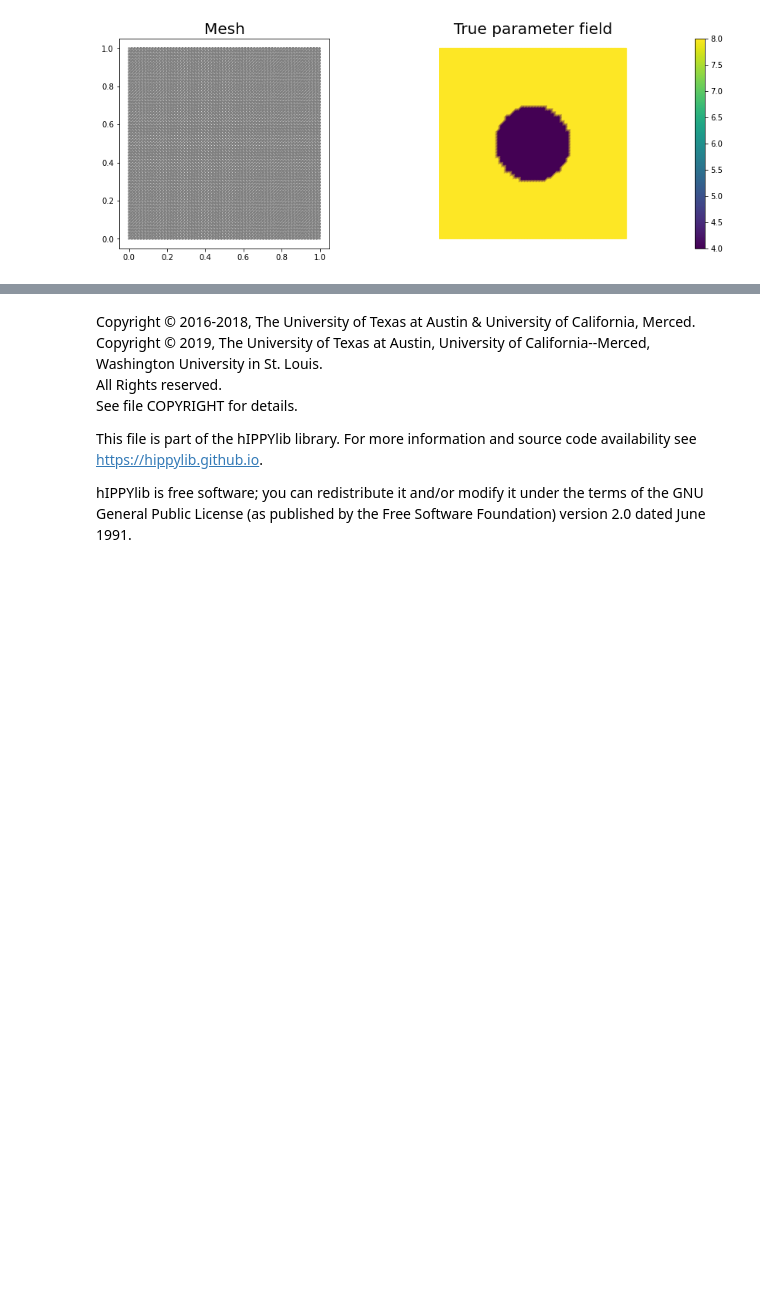
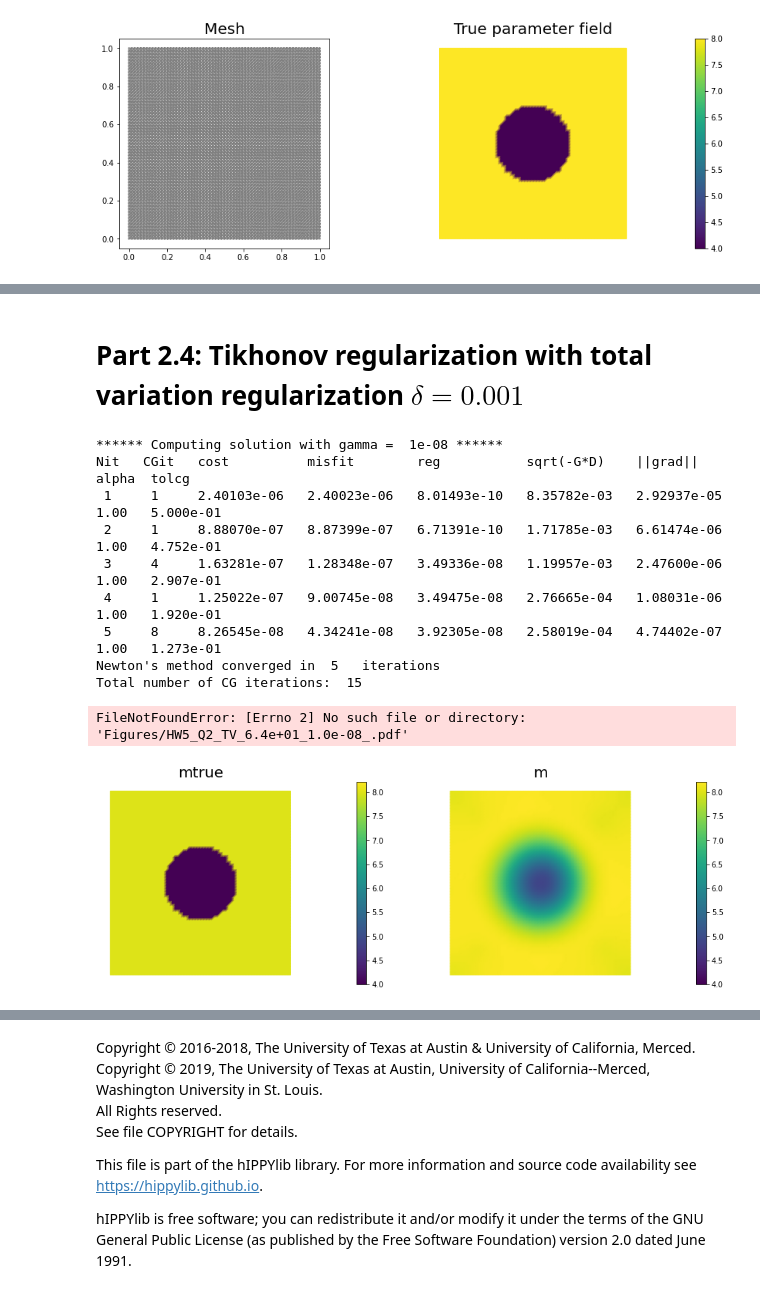
Before and after one commit to mashadab/Computational-and-Variational-Methods-for-Inverse-Problems, a Jupyter notebook: HW5-transient-NewtonCG/HW5_Q2final.ipynb, the cells around one changed output, grey strips where cells are left out. Drawn from its saved outputs; the diff is of its cells as text; code cells hidden in the pictures; blank space fills up the shorter version.

```diff
--- a/HW5-transient-NewtonCG/HW5_Q2final.ipynb
+++ b/HW5-transient-NewtonCG/HW5_Q2final.ipynb
@@ -987,0 +769,12 @@ plt.show()
+# %%
+n = 40
+gammas = [1e-7, 1e-8, 1e-9, 1e-10]
+#gammas = [1e-8]
+misfits = []
+
+for gamma in gammas:
+    print('****** Computing solution with gamma = ', gamma, '******')
+
+    ndof, niter, ncgiter, noise_norm2, cost,misfit,reg = AddDiffInverseProblem(nx, ny, gamma, v = dl.Constant((1.0, 0.0))
+                                                                               ,morozov = True, plot = True
+                                                                               ,noise_level=0.01, useTV=False)
@@ -987,0 +836,25 @@ plt.show()
+# %% [markdown]
+# Part 2.4: Tikhonov regularization with total variation regularization $\delta=0.001$
+# %%
+n = 20
+gammas = [1e-8,1e-9, 1e-10,1e-11]
+misfits = []
+
+for gamma in gammas:
+    print('****** Computing solution with gamma = ', gamma, '******')
+
+    ndof, niter, ncgiter, noise_norm2, cost,misfit,reg = AddDiffInverseProblem(nx, ny, gamma, v = dl.Constant((1.0, 0.0))
+                                                                               ,morozov = True, plot = True
+                                                                               ,noise_level=0.01, useTV=True)
+# %% [output]
+****** Computing solution with gamma =  1e-08 ******
+Nit   CGit   cost          misfit        reg           sqrt(-G*D)    ||grad||       alpha  tolcg
+ 1     1     2.40103e-06   2.40023e-06   8.01493e-10   8.35782e-03   2.92937e-05    1.00   5.000e-01
+ 2     1     8.88070e-07   8.87399e-07   6.71391e-10   1.71785e-03   6.61474e-06    1.00   4.752e-01
+ 3     4     1.63281e-07   1.28348e-07   3.49336e-08   1.19957e-03   2.47600e-06    1.00   2.907e-01
+ 4     1     1.25022e-07   9.00745e-08   3.49475e-08   2.76665e-04   1.08031e-06    1.00   1.920e-01
+ 5     8     8.26545e-08   4.34241e-08   3.92305e-08   2.58019e-04   4.74402e-07    1.00   1.273e-01
+Newton's method converged in  5   iterations
+Total number of CG iterations:  15
+FileNotFoundError: [Errno 2] No such file or directory: 'Figures/HW5_Q2_TV_6.4e+01_1.0e-08_.pdf'
+[figure, added]
```
Also changed, not shown: parts of 23 cells of this notebook, 5 other files.
